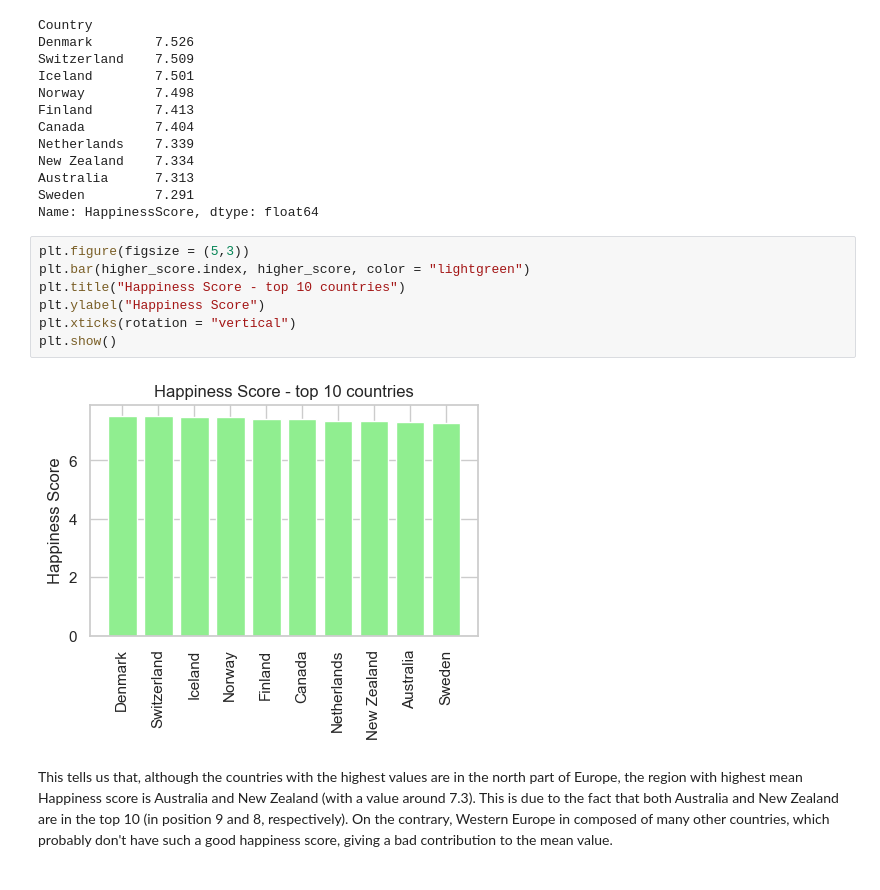
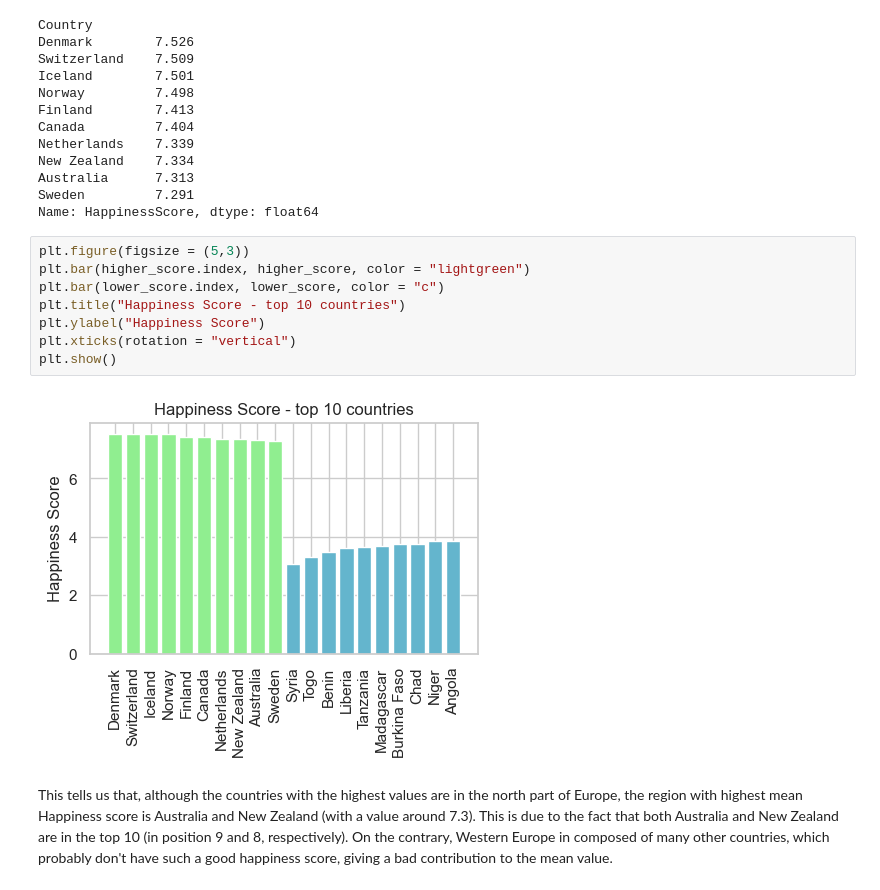
Before and after one commit to alessiasanfelici/Social_Research_Project, a Jupyter notebook: Alchool and Happiness.ipynb, the cells around one changed output. Drawn from its saved outputs; the diff is of its cells as text.

```diff
--- a/Alchool and Happiness.ipynb
+++ b/Alchool and Happiness.ipynb
@@ -141,11 +141,12 @@ Name: HappinessScore, dtype: float64
 # %%
 plt.figure(figsize = (5,3))
 plt.bar(higher_score.index, higher_score, color = "lightgreen")
+plt.bar(lower_score.index, lower_score, color = "c")
 plt.title("Happiness Score - top 10 countries")
 plt.ylabel("Happiness Score")
 plt.xticks(rotation = "vertical")
 plt.show()
 # %% [output]
-[figure, old version]
+[figure, new version]
 # %% [markdown]
 This tells us that, although the countries with the highest values are in the north part of Europe, the region with highest mean Happiness score is Australia and New Zealand (with a value around 7.3). This is due to the fact that both Australia and New Zealand are in the top 10 (in position 9 and 8, respectively). On the contrary, Western Europe in composed of many other countries, which probably don't have such a good happiness score, giving a bad contribution to the mean value.
```
Also changed, not shown: parts of 16 cells of this notebook.
